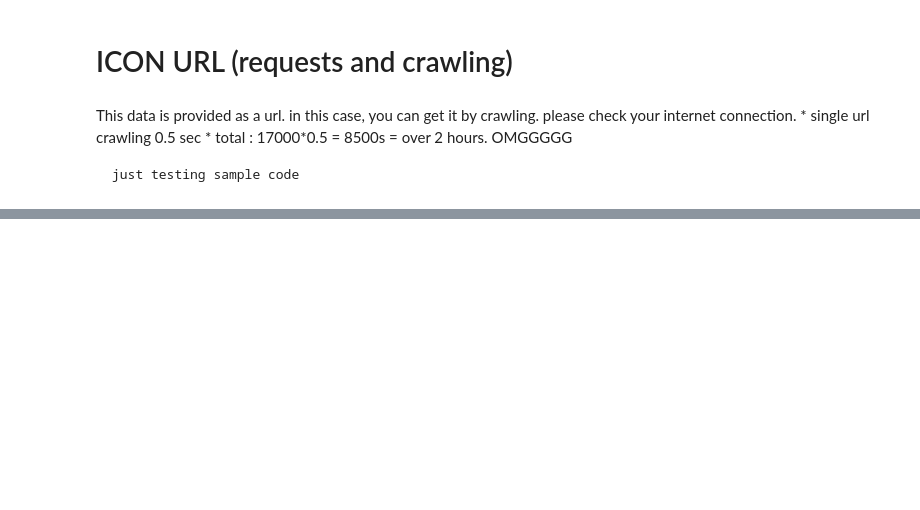
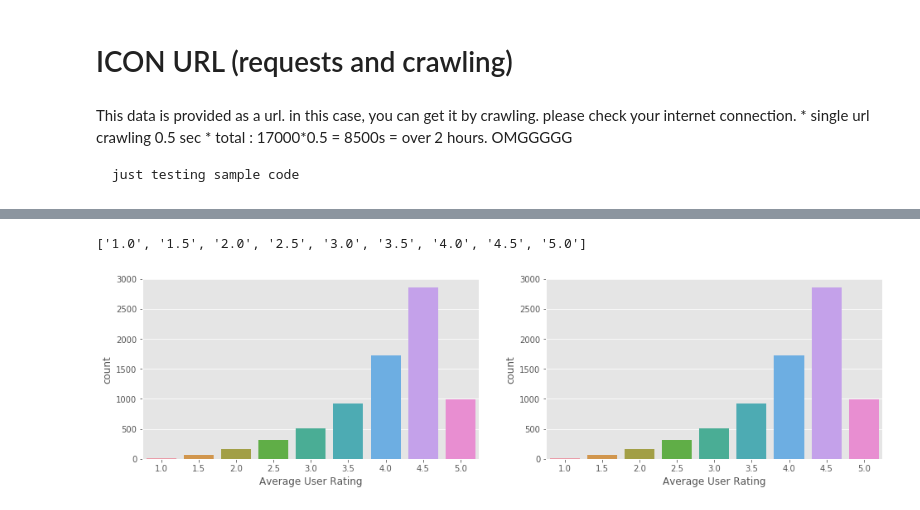
Before and after one commit to divaymohan/Easy-Data-Science, a Jupyter notebook: Data_Science_Exploratery_data_analysis/17k_apple_app_store_strategy_games_kaggle_data/17k-app-EDA.ipynb, the cells around one changed output, grey strips where cells are left out. Saved outputs shown, nothing was run; the diff lists cells and outputs as text; code cells hidden in the pictures; blank space fills up the shorter version.

Commit message:
Wordcloud and 17k-dataVisualization

```diff
--- a/Data_Science_Exploratery_data_analysis/17k_apple_app_store_strategy_games_kaggle_data/17k-app-EDA.ipynb
+++ b/Data_Science_Exploratery_data_analysis/17k_apple_app_store_strategy_games_kaggle_data/17k-app-EDA.ipynb
@@ -145,0 +162,17 @@ show(p)
+# %%
+# to map all the integers to strings
+print(list(map(str,aur.index)))
+# %% [output]
+['1.0', '1.5', '2.0', '2.5', '3.0', '3.5', '4.0', '4.5', '5.0']
+# %%
+#bar graph with matplotlib and seaborn
+fig ,ax = plt.subplots(1,2,figsize = (16,4))
+sns.countplot(data['Average User Rating'],ax = ax[0])
+sns.countplot(data['Average User Rating'],ax = ax[1])
+#ax[1].bar(aur.index,aur,width=0.4)
+#ax[1].set_title("Average User Rating")
+#ax[1].bar(aur.index,aur,width=0.4)
+#ax[1].set_title("Average user Rating")
+plt.show()
+# %% [output]
+[figure, added]
```
Also changed, not shown: parts of 21 cells of this notebook, 1 other file.
